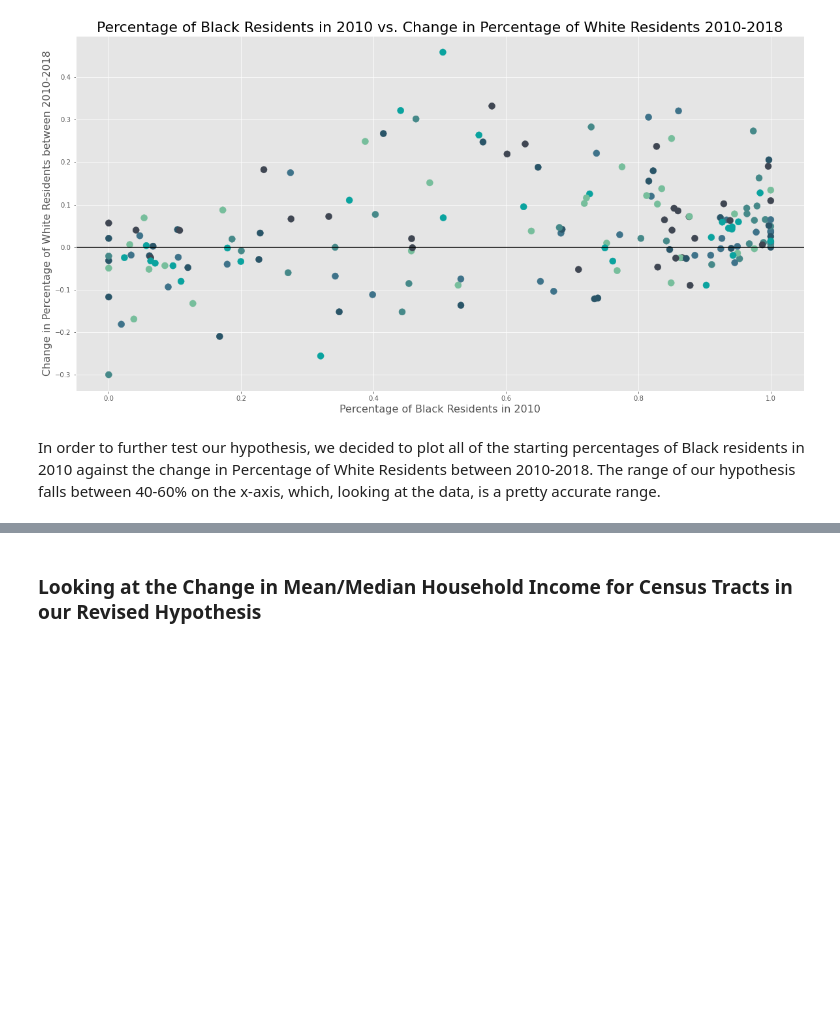
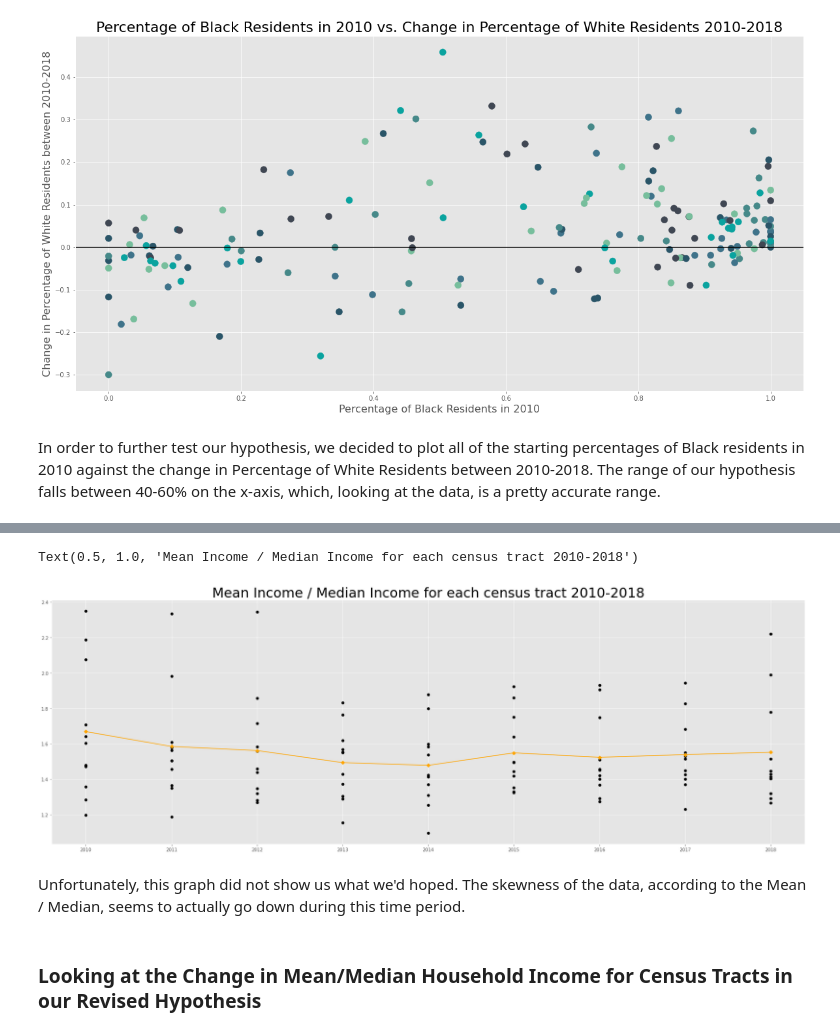
Before and after one commit to leosimanonok/DataScienceFinalTutorial, a Jupyter notebook: FinalTutorial_geo.ipynb, the cells around one changed output, grey strips where cells are left out. Cells and saved outputs as stored; diff of their text form; code cells hidden in the pictures; blank space fills up the shorter version.

```diff
--- a/FinalTutorial_geo.ipynb
+++ b/FinalTutorial_geo.ipynb
@@ -678,2 +723,2 @@ Measure Change in Skew of Income Distrbution
 # %%
-data = pd.read_csv('./Data/cleaned_income_data.csv')
+income_data = pd.read_csv('./Data/cleaned_income_data.csv')
@@ -701 +725,4 @@ new_data
+# %%
+# calculate ratio of mean income to median income
+income_data["Mean Income / Median Income"] = income_data["Household mean income (dollars)"] / income_data["Household median income (dollars)"]
 # %%
@@ -706,16 +734,21 @@ race_df_2010_markers = race_df_2010_markers.loc[race_df_2010_markers["Change in
 # %%
 # add mean income / median income data
-#race_df_2010_markers["GEOID"] = race_df_2010_markers["GEOID"].astype(np.int64)
-new_data = new_data.merge(race_df_2010_markers, how='inner', left_on="Geo_ID", right_on="GEOID")
+income_data = income_data.merge(race_df_2010_markers, how='right', left_on="Geo_ID", right_on="GEOID")
 # %%
 fig, ax = plt.subplots(figsize = (30,10))
-year = np.linspace(2010, 2017, 8)
+year = np.linspace(2010, 2018, 9)
 
-for GEOID in new_data["GEOID"].unique():
-    ax.scatter(year, new_data.loc[new_data["GEOID"] == GEOID]["Mean Income / Median Income"], color = "black")
+for GEOID in income_data["GEOID"].unique():
+    ax.scatter(year, income_data.loc[income_data["GEOID"] == GEOID]["Mean Income / Median Income"], color = "black")
 
 
-ax.plot(year, new_data[["Mean Income / Median Income", "Year_x"]].groupby(["Year_x"]).mean(), marker = "D", color="orange", label = "Average")
+ax.plot(year, income_data[["Mean Income / Median Income", "Year_x"]].groupby(["Year_x"]).mean(), marker = "D", color="orange", label = "Average")
+ax.set_title("Mean Income / Median Income for each census tract 2010-2018", fontsize=30)
+# %% [output]
+Text(0.5, 1.0, 'Mean Income / Median Income for each census tract 2010-2018')
+[figure, added]
+# %% [markdown]
+Unfortunately, this graph did not show us what we'd hoped. The skewness of the data, according to the Mean / Median, seems to actually go down during this time period.
 # %% [markdown]
 ### Looking at the Change in Mean/Median Household Income for Census Tracts in our Revised Hypothesis
 # %%
```
Also changed, not shown: parts of 39 cells of this notebook, 1 other file.
